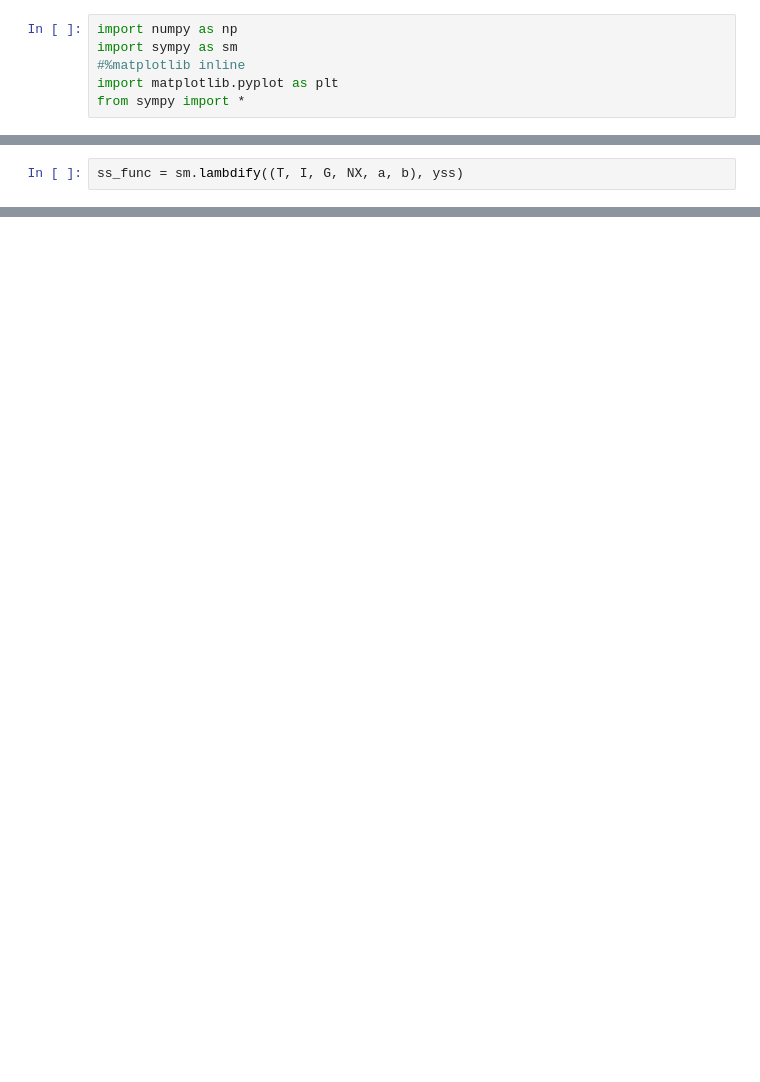
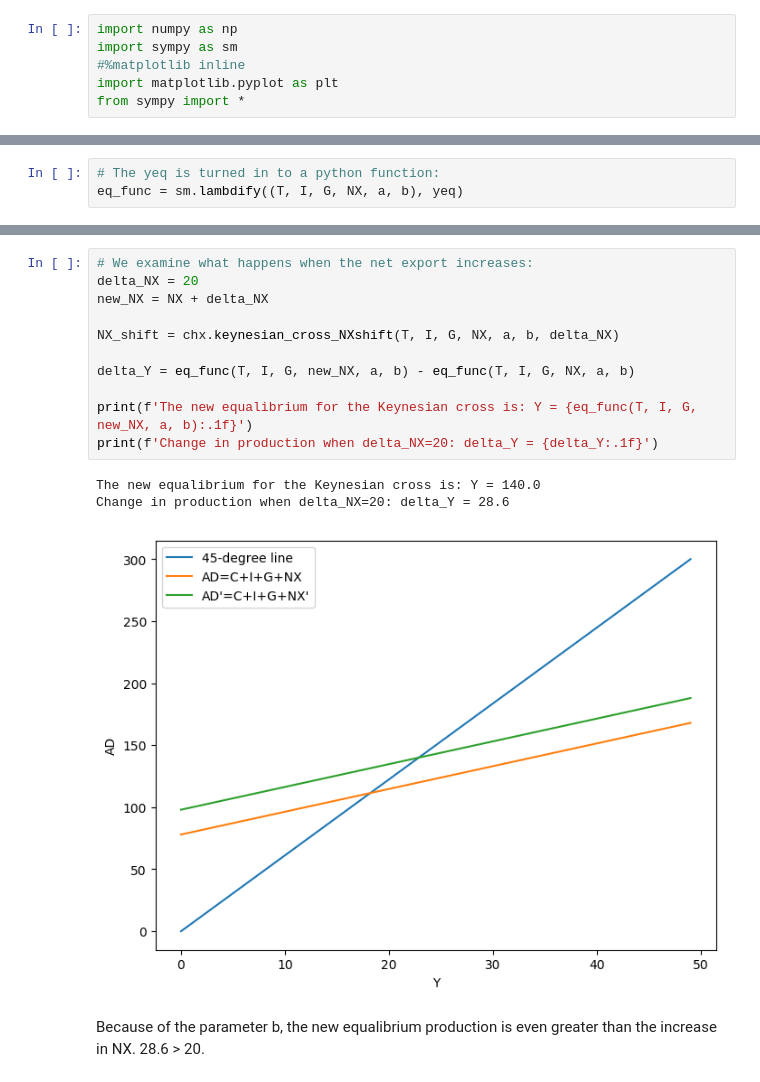
Before and after one commit to KristinaMariaSoerensen/projects-2019-chx, a Jupyter notebook: modelproject/modelproject.ipynb, the cells around one changed output, grey strips where cells are left out. Saved outputs shown, nothing was run; the diff lists cells and outputs as text; blank space fills up the shorter version.

```diff
--- a/modelproject/modelproject.ipynb
+++ b/modelproject/modelproject.ipynb
@@ -51,3 +62,4 @@ $\displaystyle - \frac{G + I + NX - T b + a}{b - 1}$
 # %%
-ss_func = sm.lambdify((T, I, G, NX, a, b), yss)
+# The yeq is turned in to a python function:
+eq_func = sm.lambdify((T, I, G, NX, a, b), yeq)
 # %%
@@ -69,0 +87,17 @@ Steady state for the Keynesian cross is: Y = 115.71428571428572
+# %%
+# We examine what happens when the net export increases:
+delta_NX = 20
+new_NX = NX + delta_NX
+
+NX_shift = chx.keynesian_cross_NXshift(T, I, G, NX, a, b, delta_NX)
+
+delta_Y = eq_func(T, I, G, new_NX, a, b) - eq_func(T, I, G, NX, a, b)
+
+print(f'The new equalibrium for the Keynesian cross is: Y = {eq_func(T, I, G, new_NX, a, b):.1f}')
+print(f'Change in production when delta_NX=20: delta_Y = {delta_Y:.1f}')
+# %% [output]
+The new equalibrium for the Keynesian cross is: Y = 140.0
+Change in production when delta_NX=20: delta_Y = 28.6
+[figure, added]
+# %% [markdown]
+Because of the parameter b, the new equalibrium production is even greater than the increase in NX. 28.6 > 20.
```
Also changed, not shown: parts of 16 cells of this notebook, 3 other files.
